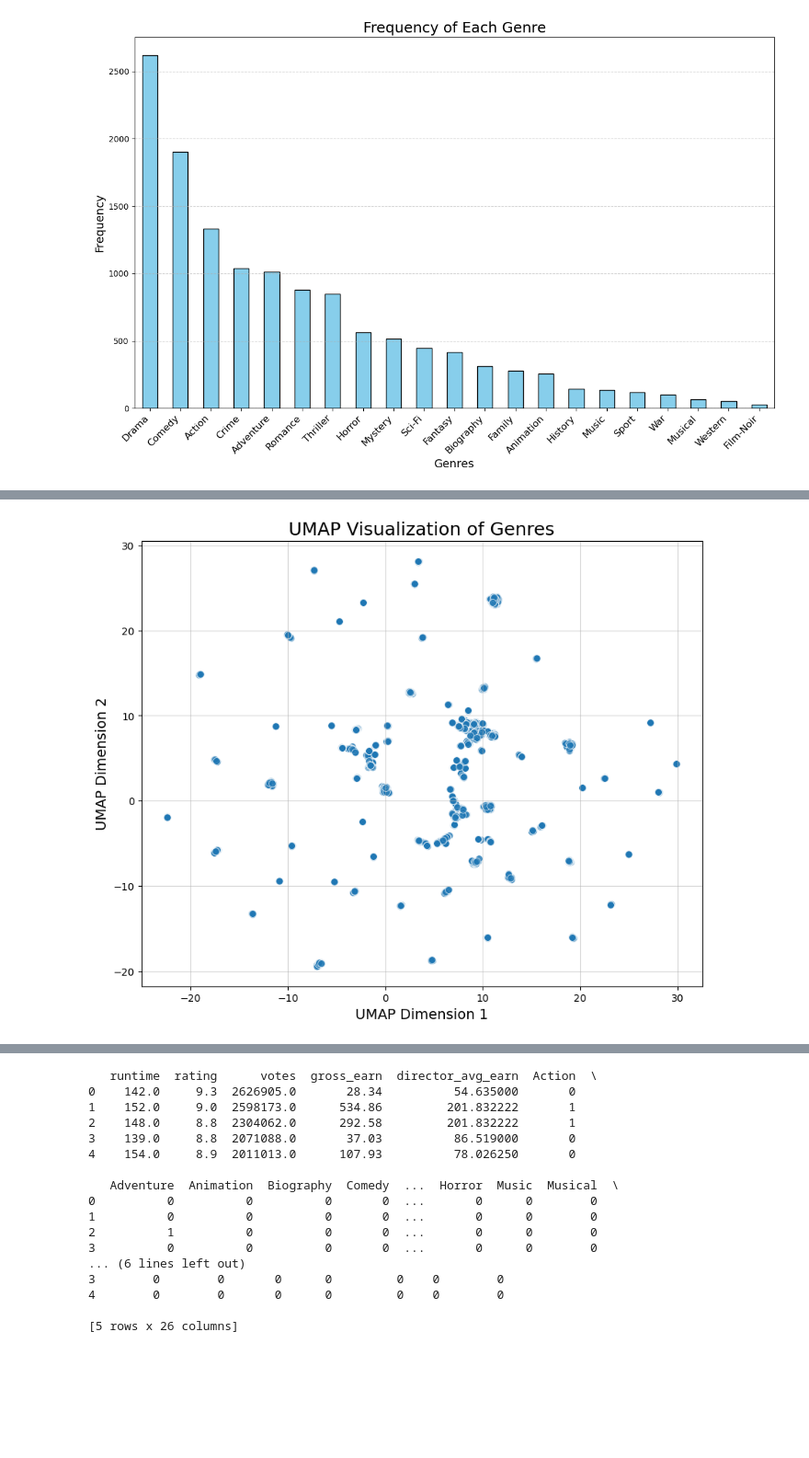
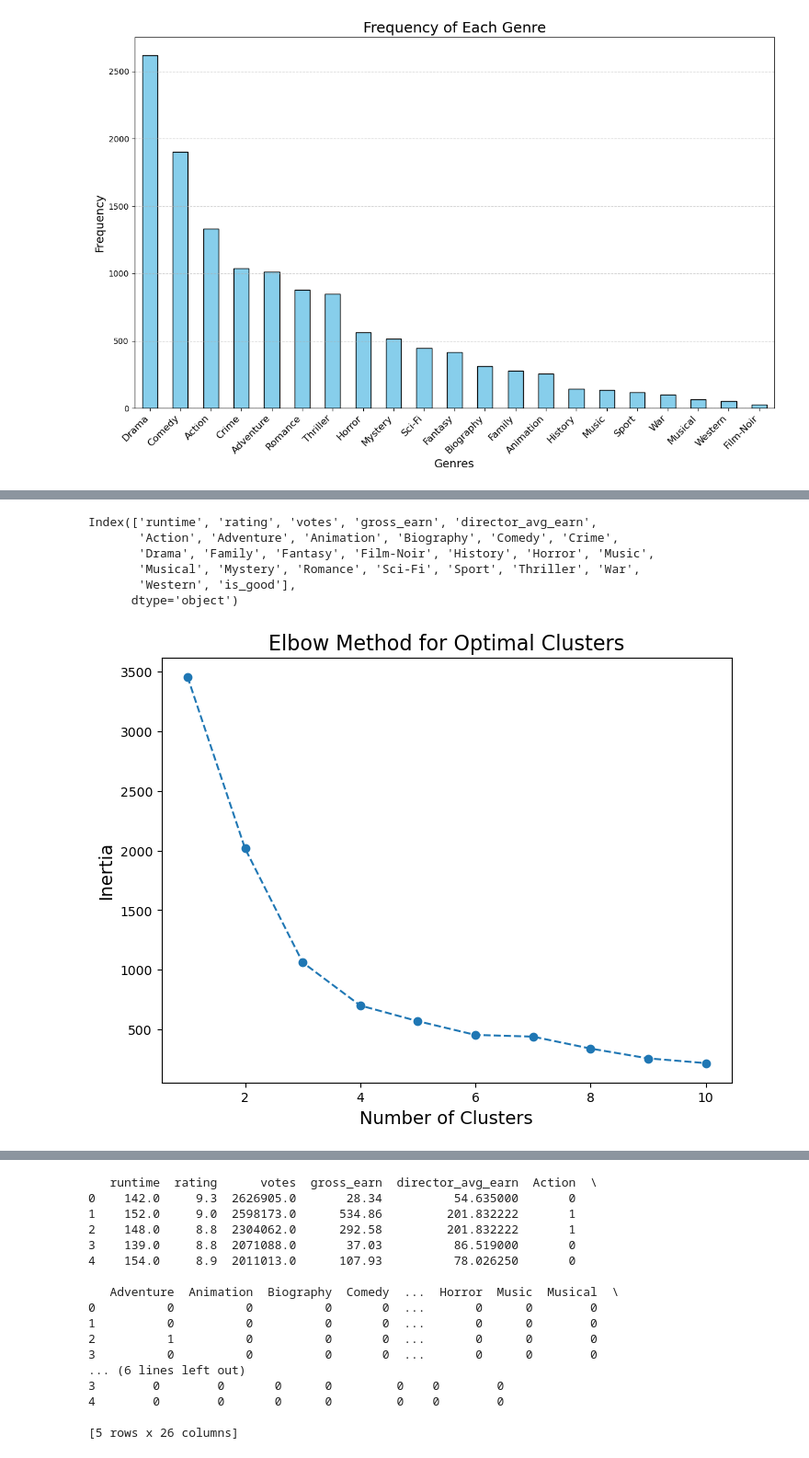
Before and after one commit to t-anderson21/stat486_finalproject, a Jupyter notebook: Clustering_andXGBclassifier.ipynb, the cells around one changed output, grey strips where cells are left out. Shown at 92% size. Drawn from its saved outputs; the diff is of its cells as text; code cells hidden in the pictures; blank space fills up the shorter version.

```diff
--- a/Clustering_andXGBclassifier.ipynb
+++ b/Clustering_andXGBclassifier.ipynb
@@ -137,20 +146,26 @@ plt.show()
-# %%
-import umap.umap_ as umap
-
-# Perform UMAP
-umap_model = umap.UMAP(n_neighbors=15, min_dist=0.1, n_components=2, random_state=42)
-umap_result = umap_model.fit_transform(genre_data)
-
-# Create a DataFrame for UMAP results
-umap_df = pd.DataFrame(umap_result, columns=['UMAP1', 'UMAP2'])
-
-# Plot UMAP results
-plt.figure(figsize=(10, 8))
-sns.scatterplot(x='UMAP1', y='UMAP2', data=umap_df, s=50, alpha=0.8)
-plt.title('UMAP Visualization of Genres', fontsize=18)
-plt.xlabel('UMAP Dimension 1', fontsize=14)
-plt.ylabel('UMAP Dimension 2', fontsize=14)
-plt.grid(alpha=0.5)
-plt.show()
-# %% [output]
-[figure, removed]
+# %%
+movies_one_hot.columns
+# %% [output]
+Index(['runtime', 'rating', 'votes', 'gross_earn', 'director_avg_earn',
+       'Action', 'Adventure', 'Animation', 'Biography', 'Comedy', 'Crime',
+       'Drama', 'Family', 'Fantasy', 'Film-Noir', 'History', 'Horror', 'Music',
+       'Musical', 'Mystery', 'Romance', 'Sci-Fi', 'Sport', 'Thriller', 'War',
+       'Western', 'is_good'],
+      dtype='object')
+# %%
+# Elbow Method to find the optimal number of clusters
+inertia = []
+for k in range(1, 11):  # Test for k = 1 to 10 clusters
+    kmeans = KMeans(n_clusters=k, random_state=42)
+    kmeans.fit(pca_df[['PC1', 'PC2']])
+    inertia.append(kmeans.inertia_)
+
+# Plot inertia vs number of clusters
+plt.figure(figsize=(8, 6))
+plt.plot(range(1, 11), inertia, marker='o', linestyle='--')
+plt.title('Elbow Method for Optimal Clusters', fontsize=16)
+plt.xlabel('Number of Clusters', fontsize=14)
+plt.ylabel('Inertia', fontsize=14)
+plt.show()
+# %% [output]
+[figure, added]
```
Also changed, not shown: parts of 17 cells of this notebook, 2 other files.
